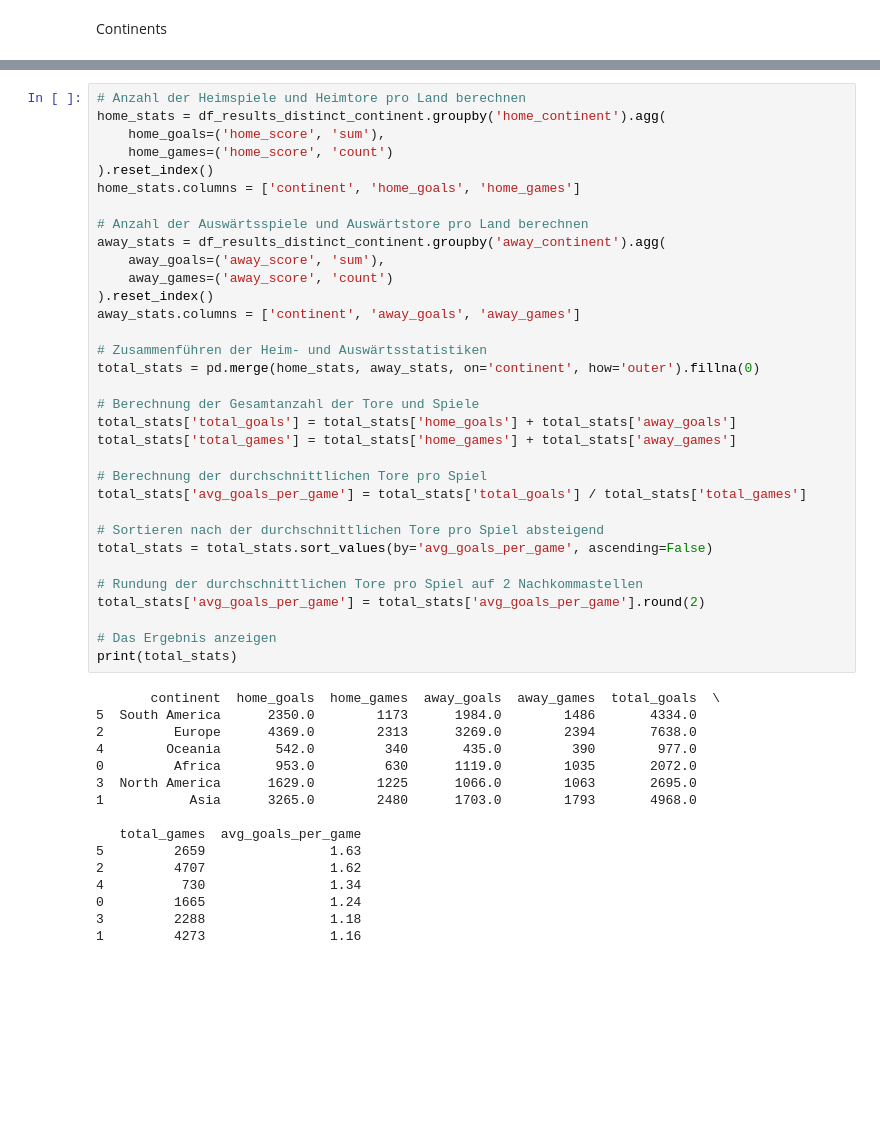
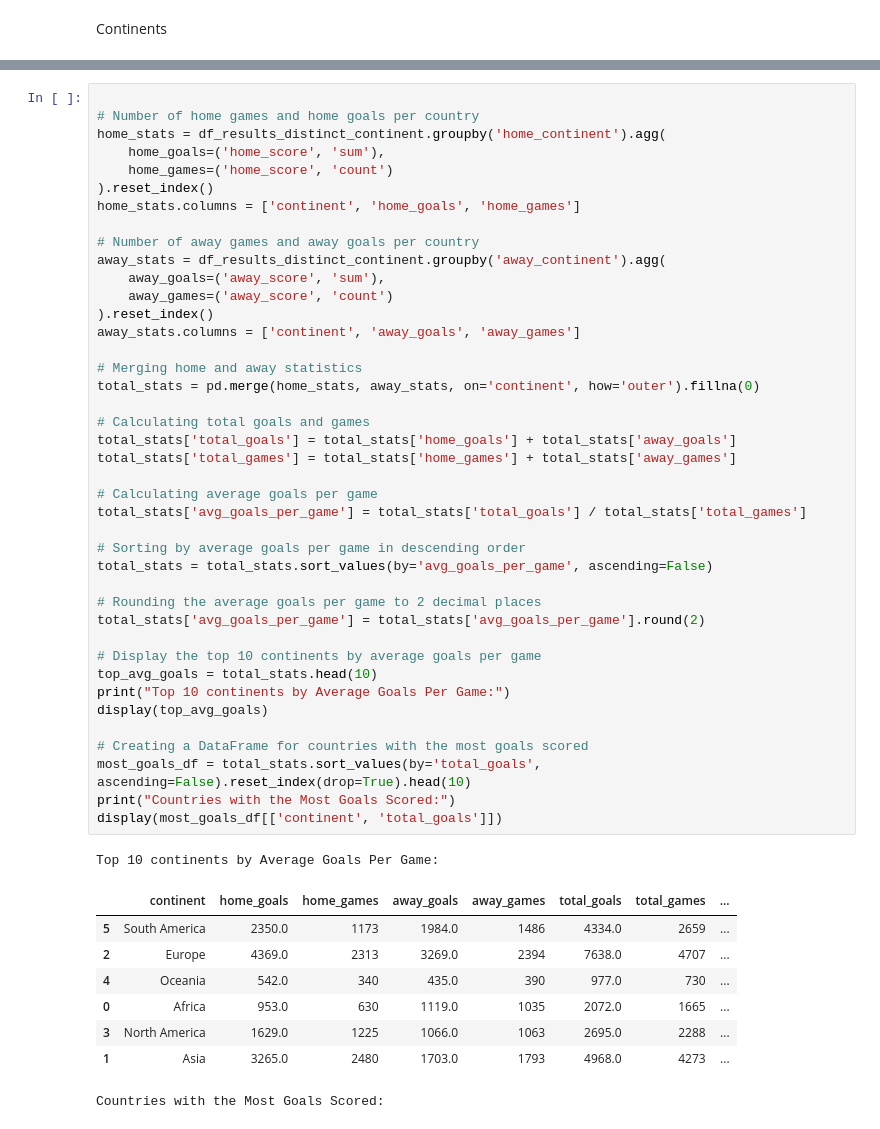
Before and after one commit to NiklasSeitherDHBW/Fussballergebnisse, a Jupyter notebook: Kontinente_Länder_Carlo.ipynb, the cells around one changed output, grey strips where cells are left out. Cells and saved outputs as stored; diff of their text form; blank space fills up the shorter version.

```diff
--- a/Kontinente_Länder_Carlo.ipynb
+++ b/Kontinente_Länder_Carlo.ipynb
@@ -570,49 +576,51 @@ Name: count, dtype: float64
 # %%
-# Anzahl der Heimspiele und Heimtore pro Land berechnen
+
+# Number of home games and home goals per country
 home_stats = df_results_distinct_continent.groupby('home_continent').agg(
     home_goals=('home_score', 'sum'),
     home_games=('home_score', 'count')
 ).reset_index()
 home_stats.columns = ['continent', 'home_goals', 'home_games']
 
-# Anzahl der Auswärtsspiele und Auswärtstore pro Land berechnen
+# Number of away games and away goals per country
 away_stats = df_results_distinct_continent.groupby('away_continent').agg(
     away_goals=('away_score', 'sum'),
     away_games=('away_score', 'count')
 ).reset_index()
 away_stats.columns = ['continent', 'away_goals', 'away_games']
 
-# Zusammenführen der Heim- und Auswärtsstatistiken
+# Merging home and away statistics
 total_stats = pd.merge(home_stats, away_stats, on='continent', how='outer').fillna(0)
 
-# Berechnung der Gesamtanzahl der Tore und Spiele
+# Calculating total goals and games
 total_stats['total_goals'] = total_stats['home_goals'] + total_stats['away_goals']
 total_stats['total_games'] = total_stats['home_games'] + total_stats['away_games']
 
-# Berechnung der durchschnittlichen Tore pro Spiel
+# Calculating average goals per game
 total_stats['avg_goals_per_game'] = total_stats['total_goals'] / total_stats['total_games']
 
-# Sortieren nach der durchschnittlichen Tore pro Spiel absteigend
+# Sorting by average goals per game in descending order
 total_stats = total_stats.sort_values(by='avg_goals_per_game', ascending=False)
 
-# Rundung der durchschnittlichen Tore pro Spiel auf 2 Nachkommastellen
+# Rounding the average goals per game to 2 decimal places
 total_stats['avg_goals_per_game'] = total_stats['avg_goals_per_game'].round(2)
 
-# Das Ergebnis anzeigen
-print(total_stats)
+# Display the top 10 continents by average goals per game
+top_avg_goals = total_stats.head(10)
+print("Top 10 continents by Average Goals Per Game:")
+display(top_avg_goals)
+
+# Creating a DataFrame for countries with the most goals scored
+most_goals_df = total_stats.sort_values(by='total_goals', ascending=False).reset_index(drop=True).head(10)
+print("Countries with the Most Goals Scored:")
+display(most_goals_df[['continent', 'total_goals']])
 # %% [output]
-       continent  home_goals  home_games  away_goals  away_games  total_goals  \
-5  South America      2350.0        1173      1984.0        1486       4334.0
-2         Europe      4369.0        2313      3269.0        2394       7638.0
-4        Oceania       542.0         340       435.0         390        977.0
-0         Africa       953.0         630      1119.0        1035       2072.0
-3  North America      1629.0        1225      1066.0        1063       2695.0
-1           Asia      3265.0        2480      1703.0        1793       4968.0
-
-   total_games  avg_goals_per_game
-5         2659                1.63
-2         4707                1.62
-4          730                1.34
-0         1665                1.24
-3         2288                1.18
-1         4273                1.16
+Top 10 continents by Average Goals Per Game:
+|  | continent | home_goals | home_games | away_goals | away_games | total_goals | total_games | ... |
+| 5 | South America | 2350.0 | 1173 | 1984.0 | 1486 | 4334.0 | 2659 | ... |
+| 2 | Europe | 4369.0 | 2313 | 3269.0 | 2394 | 7638.0 | 4707 | ... |
+| 4 | Oceania | 542.0 | 340 | 435.0 | 390 | 977.0 | 730 | ... |
+| 0 | Africa | 953.0 | 630 | 1119.0 | 1035 | 2072.0 | 1665 | ... |
+| 3 | North America | 1629.0 | 1225 | 1066.0 | 1063 | 2695.0 | 2288 | ... |
+| 1 | Asia | 3265.0 | 2480 | 1703.0 | 1793 | 4968.0 | 4273 | ... |
+Countries with the Most Goals Scored:
```
Also changed, not shown: parts of 8 cells of this notebook.
